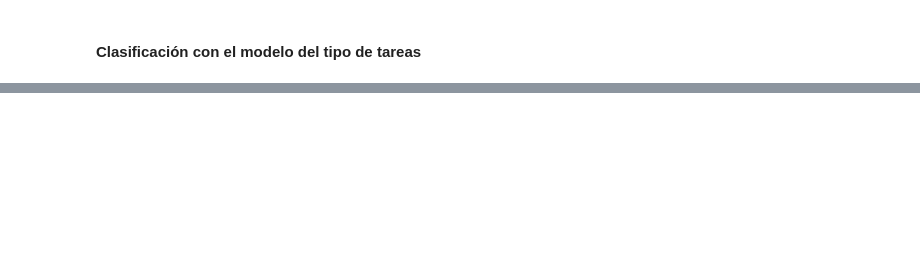
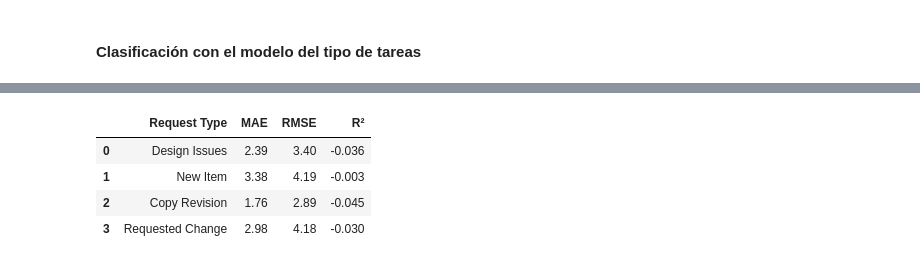
Before and after one commit to crdalila/Terra_Vista, a Jupyter notebook: modelos/clasif_durac_tarea.ipynb, the cells around one changed output, grey strips where cells are left out. Drawn from its saved outputs; the diff is of its cells as text; code cells hidden in the pictures; blank space fills up the shorter version.

```diff
--- a/modelos/clasif_durac_tarea.ipynb
+++ b/modelos/clasif_durac_tarea.ipynb
@@ -330,0 +395,51 @@ Métricas por tipo de tarea:
+# %%
+from sklearn.feature_extraction.text import TfidfVectorizer
+from sklearn.ensemble import RandomForestRegressor
+from sklearn.metrics import mean_absolute_error, mean_squared_error, r2_score
+from sklearn.model_selection import train_test_split
+import pandas as pd
+import numpy as np
+
+# Guardar resultados por tipo
+results = []
+
+# Iterar sobre cada tipo de tarea
+for task_type in df["Request Type"].unique():
+    df_subset = df[df["Request Type"] == task_type]
+    X_text = df_subset["Request"]
+    y = df_subset["Real Time"]
+
+    # Separar en train/test
+    X_train, X_test, y_train, y_test = train_test_split(X_text, y, test_size=0.2, random_state=42)
+
+    # Vectorizar texto
+    vectorizer = TfidfVectorizer(max_features=5000, stop_words="english")
+    X_train_vec = vectorizer.fit_transform(X_train)
+    X_test_vec = vectorizer.transform(X_test)
+
+    # Entrenar modelo Random Forest Regressor
+    model = RandomForestRegressor(n_estimators=100, max_depth=10, random_state=42)
+    model.fit(X_train_vec, y_train)
+
+    # Predecir y evaluar
+    y_pred = model.predict(X_test_vec)
+    mae = mean_absolute_error(y_test, y_pred)
+    rmse = np.sqrt(mean_squared_error(y_test, y_pred))
+    r2 = r2_score(y_test, y_pred)
+
+    results.append({
+        "Request Type": task_type,
+        "MAE": round(mae, 2),
+        "RMSE": round(rmse, 2),
+        "R²": round(r2, 3)
+    })
+
+# Mostrar resultados
+results_df = pd.DataFrame(results)
+results_df
+# %% [output]
+|  | Request Type | MAE | RMSE | R² |
+| 0 | Design Issues | 2.39 | 3.40 | -0.036 |
+| 1 | New Item | 3.38 | 4.19 | -0.003 |
+| 2 | Copy Revision | 1.76 | 2.89 | -0.045 |
+| 3 | Requested Change | 2.98 | 4.18 | -0.030 |
```
Also changed, not shown: parts of 13 cells of this notebook, 4 other files.
